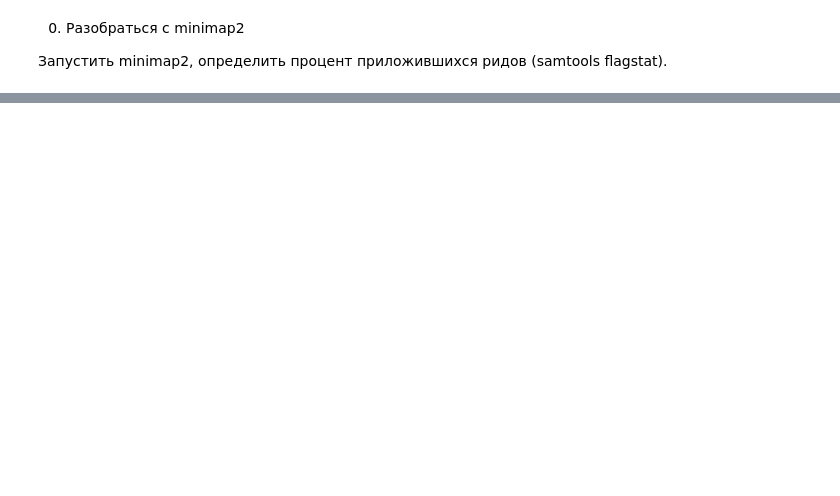
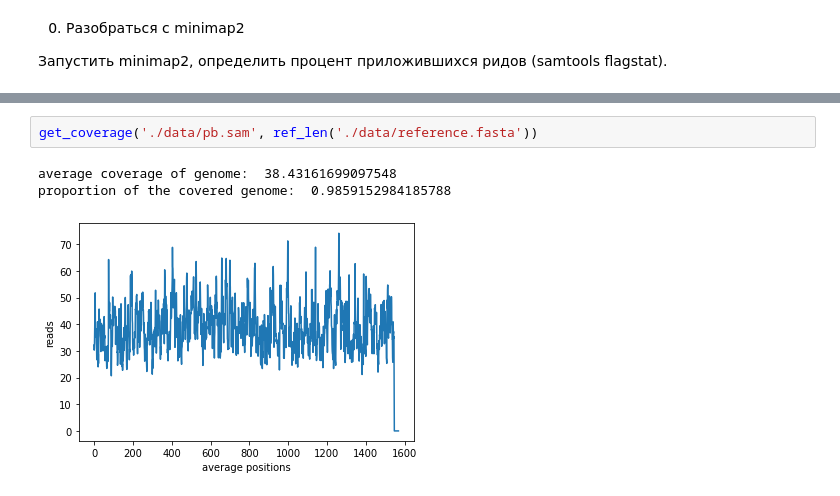
Before and after one commit to Cocossss/BI_spring20, a Jupyter notebook: NGS/hw3/NGS_HW3.ipynb, the cells around one changed output, grey strips where cells are left out. Saved outputs shown, nothing was run; the diff lists cells and outputs as text; blank space fills up the shorter version.

```diff
--- a/NGS/hw3/NGS_HW3.ipynb
+++ b/NGS/hw3/NGS_HW3.ipynb
@@ -15,0 +106,6 @@ helloOOOoo
+# %%
+get_coverage('./data/pb.sam', ref_len('./data/reference.fasta'))
+# %% [output]
+average coverage of genome:  38.43161699097548
+proportion of the covered genome:  0.9859152984185788
+[figure, added]
```
Also changed, not shown: parts of 9 cells of this notebook.
